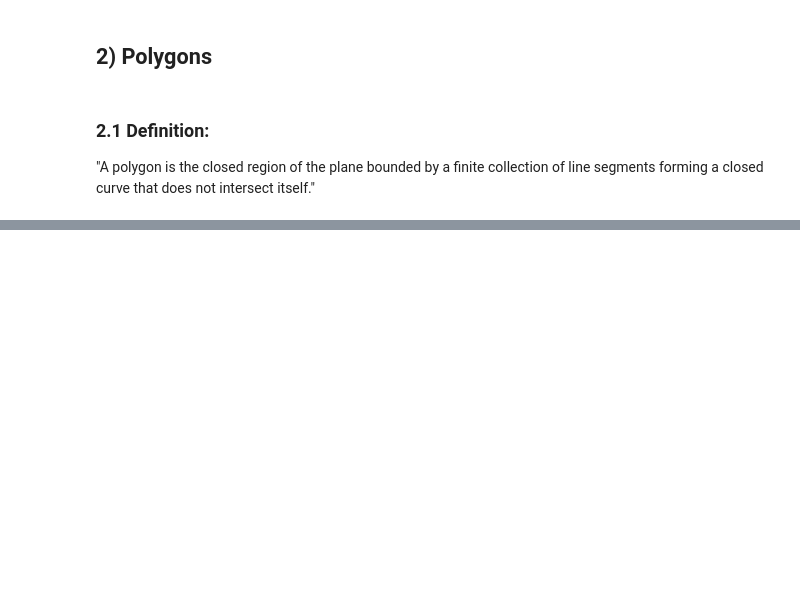
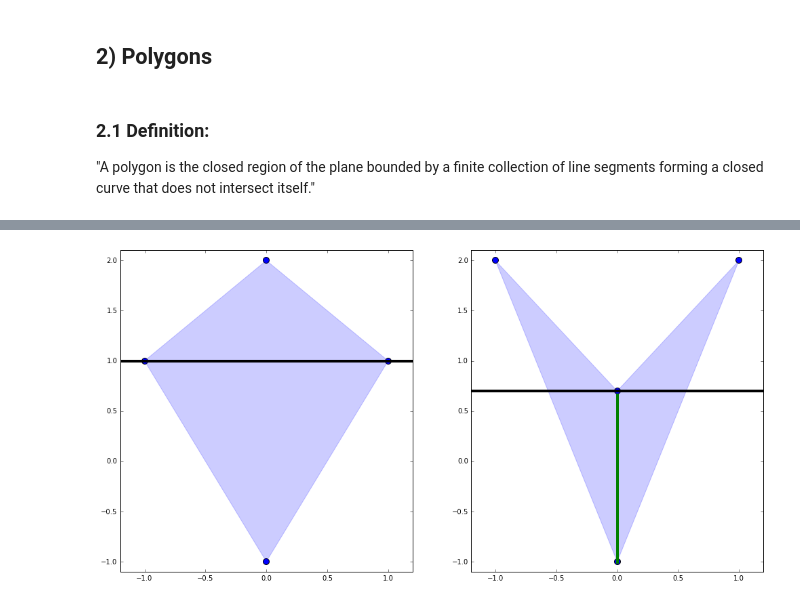
Before and after one commit to tylerjereddy/pycon-2016, a Jupyter notebook: computational_geometry_tutorial.ipynb, the cells around one changed output, grey strips where cells are left out. Drawn from its saved outputs; the diff is of its cells as text; code cells hidden in the pictures; blank space fills up the shorter version.

```diff
--- a/computational_geometry_tutorial.ipynb
+++ b/computational_geometry_tutorial.ipynb
@@ -67,0 +75,36 @@ fig_2_1.set_size_inches(14,7)
+# %%
+@interact(y_value_p1 = widgets.FloatSlider(min=-1,max=2.1,step=0.1,value=-1),
+          y_value_p2 = widgets.FloatSlider(min=-1,max=2.1,step=0.1,value=-1),
+          new_diagonal_p2 = False)
+def polygon_sweep(y_value_p1, y_value_p2, new_diagonal_p2):
+    fig_2_2 = matplotlib.pyplot.figure()
+    fig_2_2.set_size_inches(17,8.5)
+
+    polygon_1 = np.array([[0,2],#top
+                          [-1,1],#left
+                          [0,-1], #bottom
+                          [1,1]])#right
+
+    polygon_2 = np.array([[0,0.7],#top
+                          [-1,2],#left
+                          [0,-1],#bottom
+                          [1,2]])#right
+
+    ax1 = fig_2_2.add_subplot(121)
+    p1 = Polygon(polygon_1, color='blue', alpha = 0.2)
+    ax1.add_patch(p1)
+    ax1.scatter(polygon_1[...,0], polygon_1[...,1], s=80)
+    ax2 = fig_2_2.add_subplot(122)
+    p2 = Polygon(polygon_2, color='blue', alpha = 0.2)
+    ax2.add_patch(p2)
+    ax2.scatter(polygon_2[...,0], polygon_2[...,1], s=80)
+
+    for axis in [ax1,ax2]:
+        axis.set_xlim(-1.2,1.2)
+        axis.set_ylim(-1.1,2.1)
+    ax1.axhline(y=y_value_p1, lw=4, color = 'black')
+    ax2.axhline(y=y_value_p2, lw=4, color = 'black')
+    if new_diagonal_p2:
+        ax2.axvline(x=0,ymin=0.03,ymax=0.55,color='green',lw=4)
+# %% [output]
+[figure, added]
```
Also changed, not shown: parts of 3 cells of this notebook.
